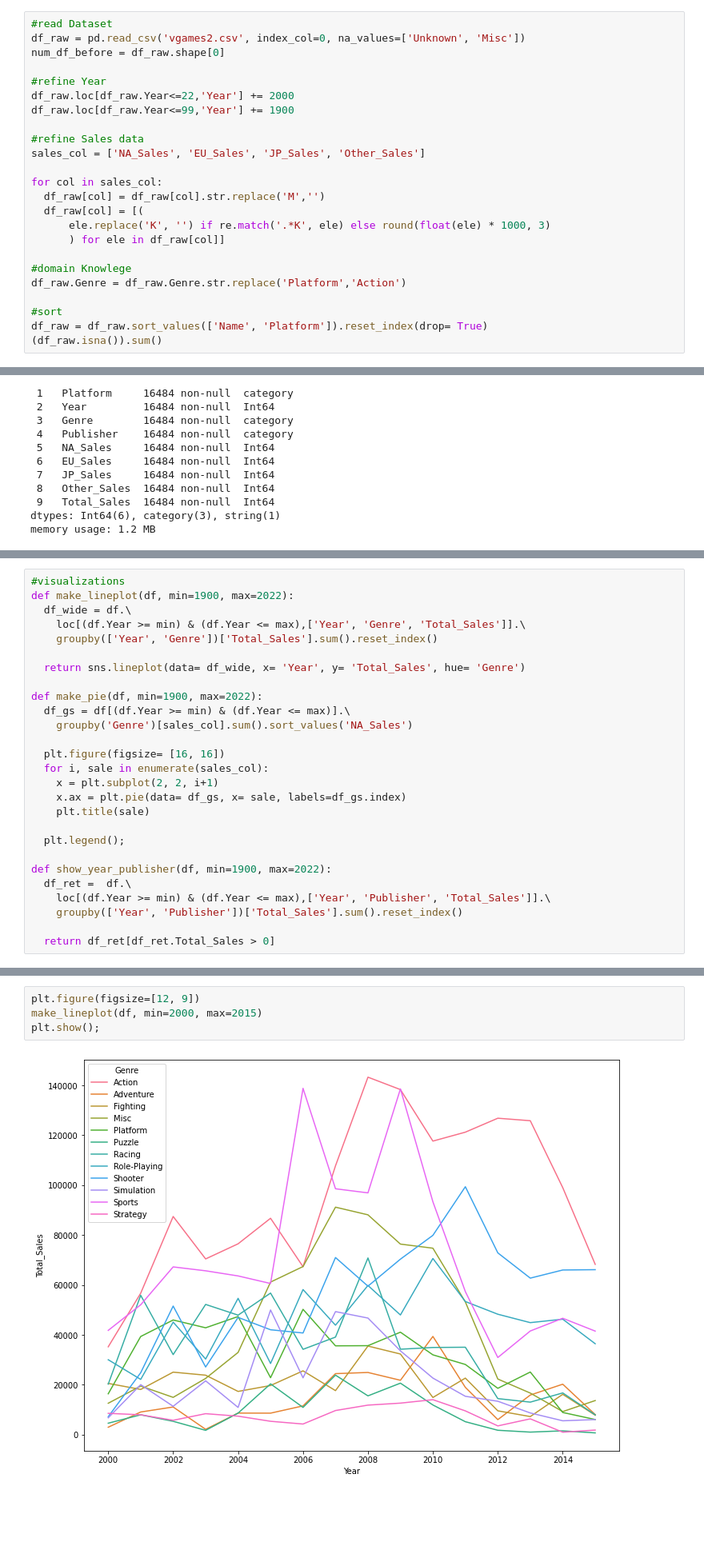
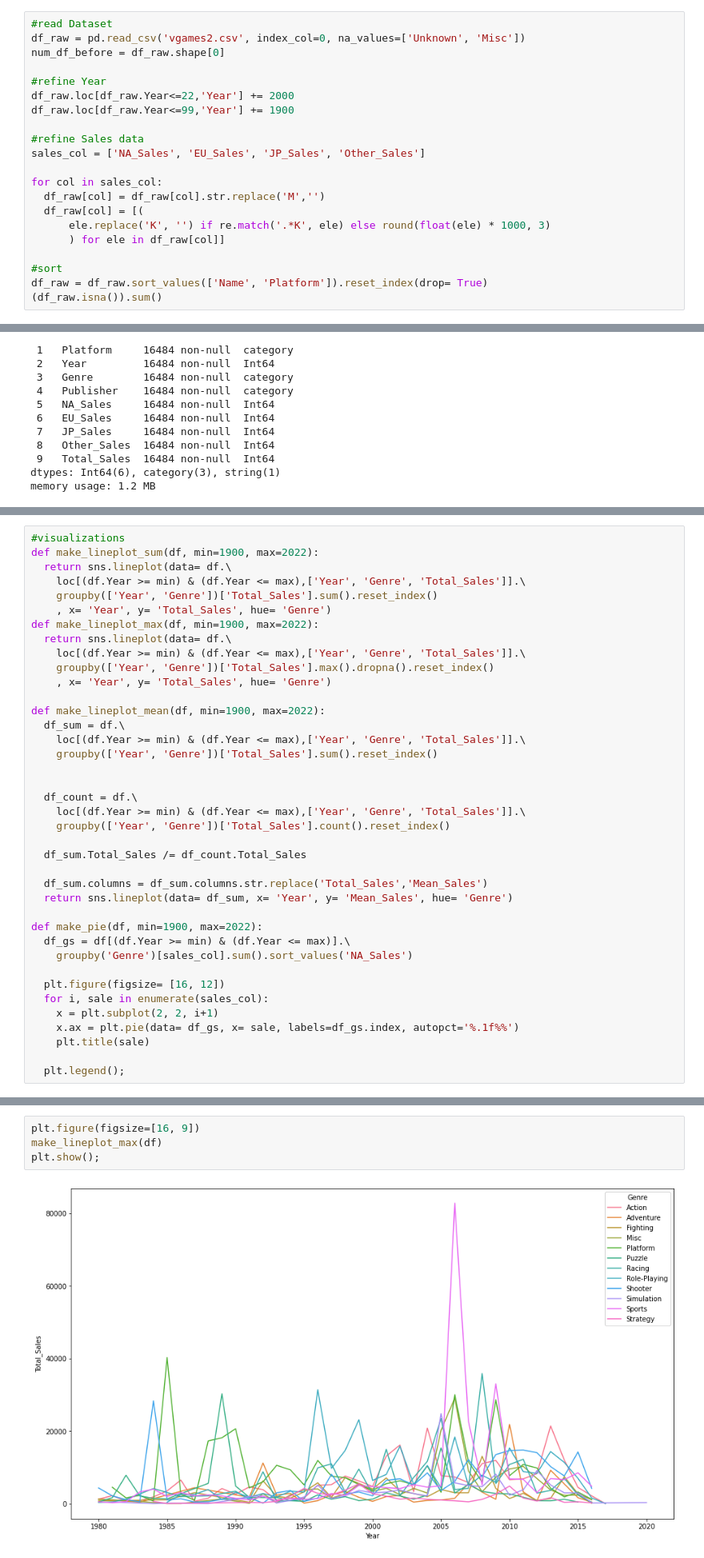
Before and after one commit to e080hsm/Section1_Project, a Jupyter notebook: ai14_n1xx_우성호.ipynb, the cells around one changed output, grey strips where cells are left out. Shown at 80% size. Cells and saved outputs as stored; diff of their text form; blank space fills up the shorter version.

```diff
--- a/ai14_n1xx_우성호.ipynb
+++ b/ai14_n1xx_우성호.ipynb
@@ -28,9 +38,6 @@ for col in sales_col:
       ele.replace('K', '') if re.match('.*K', ele) else round(float(ele) * 1000, 3)
       ) for ele in df_raw[col]]
 
-#domain Knowlege
-df_raw.Genre = df_raw.Genre.str.replace('Platform','Action')
-
 #sort
 df_raw = df_raw.sort_values(['Name', 'Platform']).reset_index(drop= True)
 (df_raw.isna()).sum()
@@ -274,27 +288,39 @@ memory usage: 1.2 MB
 # %%
 #visualizations
-def make_lineplot(df, min=1900, max=2022):
-  df_wide = df.\
+def make_lineplot_sum(df, min=1900, max=2022):
+  return sns.lineplot(data= df.\
+    loc[(df.Year >= min) & (df.Year <= max),['Year', 'Genre', 'Total_Sales']].\
+    groupby(['Year', 'Genre'])['Total_Sales'].sum().reset_index()
+    , x= 'Year', y= 'Total_Sales', hue= 'Genre')
+def make_lineplot_max(df, min=1900, max=2022):
+  return sns.lineplot(data= df.\
+    loc[(df.Year >= min) & (df.Year <= max),['Year', 'Genre', 'Total_Sales']].\
+    groupby(['Year', 'Genre'])['Total_Sales'].max().dropna().reset_index()
+    , x= 'Year', y= 'Total_Sales', hue= 'Genre')
+
+def make_lineplot_mean(df, min=1900, max=2022):
+  df_sum = df.\
     loc[(df.Year >= min) & (df.Year <= max),['Year', 'Genre', 'Total_Sales']].\
     groupby(['Year', 'Genre'])['Total_Sales'].sum().reset_index()
 
-  return sns.lineplot(data= df_wide, x= 'Year', y= 'Total_Sales', hue= 'Genre')
+
+  df_count = df.\
+    loc[(df.Year >= min) & (df.Year <= max),['Year', 'Genre', 'Total_Sales']].\
+    groupby(['Year', 'Genre'])['Total_Sales'].count().reset_index()
+
+  df_sum.Total_Sales /= df_count.Total_Sales
+
+  df_sum.columns = df_sum.columns.str.replace('Total_Sales','Mean_Sales')
+  return sns.lineplot(data= df_sum, x= 'Year', y= 'Mean_Sales', hue= 'Genre')
 
 def make_pie(df, min=1900, max=2022):
   df_gs = df[(df.Year >= min) & (df.Year <= max)].\
     groupby('Genre')[sales_col].sum().sort_values('NA_Sales')
 
-  plt.figure(figsize= [16, 16])
+  plt.figure(figsize= [16, 12])
   for i, sale in enumerate(sales_col):
     x = plt.subplot(2, 2, i+1)
-    x.ax = plt.pie(data= df_gs, x= sale, labels=df_gs.index)
+    x.ax = plt.pie(data= df_gs, x= sale, labels=df_gs.index, autopct='%.1f%%')
     plt.title(sale)
 
   plt.legend();
-
-def show_year_publisher(df, min=1900, max=2022):
-  df_ret =  df.\
-    loc[(df.Year >= min) & (df.Year <= max),['Year', 'Publisher', 'Total_Sales']].\
-    groupby(['Year', 'Publisher'])['Total_Sales'].sum().reset_index()
-
-  return df_ret[df_ret.Total_Sales > 0]
@@ -301,6 +344,6 @@ def show_year_publisher(df, min=1900, max=2022):
 # %%
-plt.figure(figsize=[12, 9])
-make_lineplot(df, min=2000, max=2015)
+plt.figure(figsize=[16, 9])
+make_lineplot_max(df)
 plt.show();
 # %% [output]
-[figure, old version]
+[figure, new version]
```
Also changed, not shown: parts of 23 cells of this notebook.
